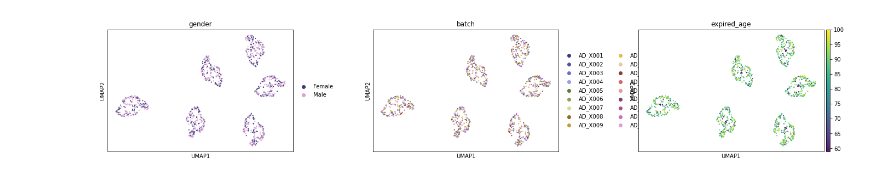
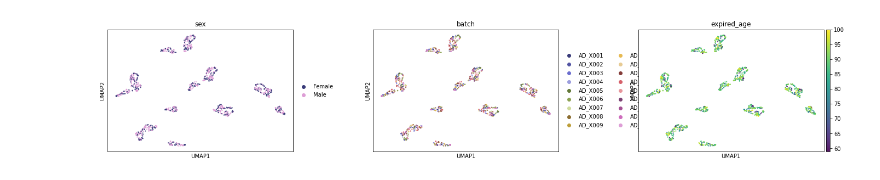
Before and after one commit to elo-nsrb/Cellformer, a Jupyter notebook: src/4_analysis/pseudoSCAnalysis.ipynb, the cells around one changed output. Saved outputs shown, nothing was run; the diff lists cells and outputs as text; code cells hidden in the pictures.

Commit message:
[scAnalysis] fix metadata

```diff
--- a/src/4_analysis/pseudoSCAnalysis.ipynb
+++ b/src/4_analysis/pseudoSCAnalysis.ipynb
@@ -23,8 +23,8 @@ import episcanpy.api as epi
 from scipy.stats import ttest_ind, mannwhitneyu
 %matplotlib inline
 # %%
-model_path = "../cellformer/deconvoluted/"
-data = "../data/deconvoluted_ct.h5ad"
+model_path = "../../cellformer/"
+data = "../../data/adata_peak_matrix.h5ad"
 annot_key="nearestGeneChip"
 comparison="label"
 pairs = [("NC", "RAD"), ("NC", "ADD"), ("RAD", "ADD")]
@@ -50,5 +66,5 @@ colors_ct={"Neur":"#75485E","EXC":"#C23E7E", "INH":"#75485E", "Glials":"#51A3A3"
                      "HIPP" : [255/255., 192/255.,0, 0.5], "NC":"#28A89C", "ADD":"#F57764", "LOPD":"#F57764", "RAD":"#B6F2EC", "SPOR":"#F7D7C8", "ADAD":"#A84434"}
 sc._settings.ScanpyConfig.figdir = model_path
 
-sc.pl.umap(pseudosc, color=["gender", "batch","expired_age"], wspace=0.3,alpha=0.9, s=20, save= "pseudo_sc_analysis_umap_confounders.svg", palette="tab20b")#,palette=colors_ct,
+sc.pl.umap(pseudosc, color=["sex", "batch","expired_age"], wspace=0.3,alpha=0.9, s=20, save= "pseudo_sc_analysis_umap_confounders.svg", palette="tab20b")#,palette=colors_ct,
 # %% [output]
@@ -56,4 +72,4 @@ WARNING: saving figure to file ../cellformer/deconvoluted/umappseudo_sc_analysis
-[figure, old version]
+[figure, new version]
 # %%
 sc.pl.umap(pseudosc, color=["celltype", "brain_region","label"], wspace=0.3,alpha=0.9, s=20, save= "pseudo_sc_analysis_umap_.svg", palette=colors_ct)
 # %% [output]
```
Also changed, not shown: parts of 4 cells of this notebook.
